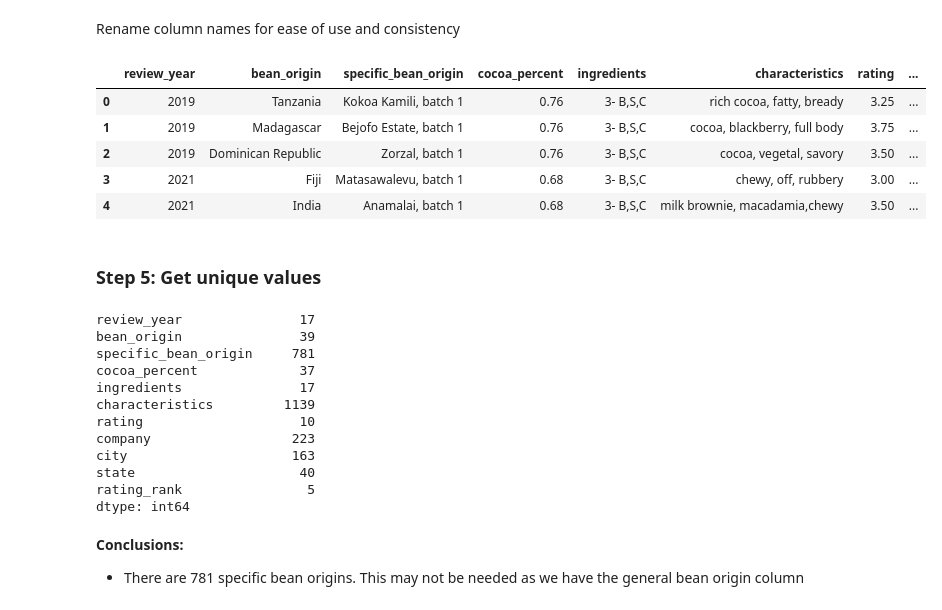
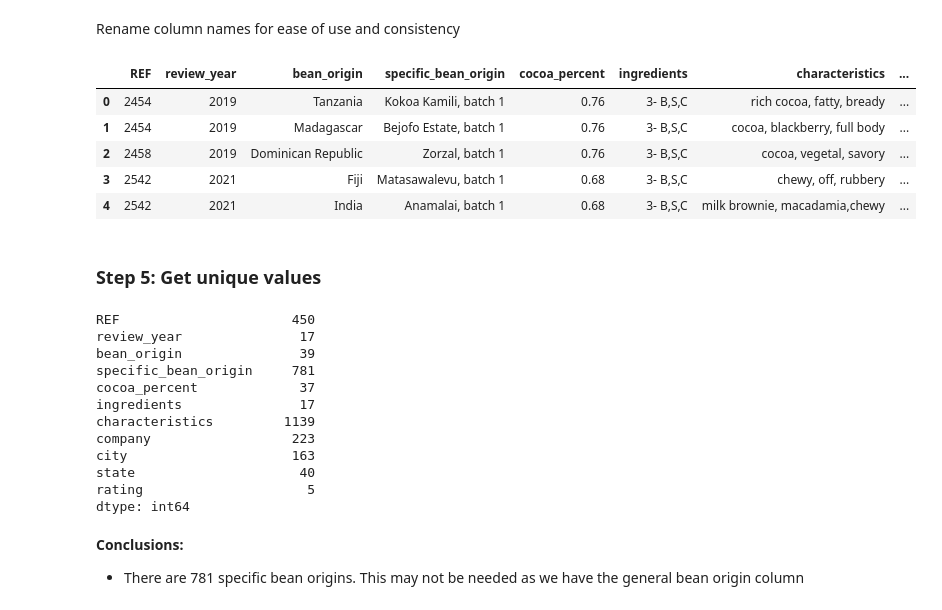
Before and after one commit to cableredi/BellevueUniv_MDS, a Jupyter notebook: DSC550/Term Paper/Chocolate_CableKimberly.ipynb, the cells around one changed output. Saved outputs shown, nothing was run; the diff lists cells and outputs as text; code cells hidden in the pictures.

```diff
--- a/DSC550/Term Paper/Chocolate_CableKimberly.ipynb
+++ b/DSC550/Term Paper/Chocolate_CableKimberly.ipynb
@@ -496,7 +495,7 @@ chocolate_usa.shape
 * COMPANY NAME: duplicate column of 'company'
 * OWNER/MAKER: Not needed for model
 # %%
-chocolate_usa_cleaned = chocolate_usa.drop(['REF', 'Company (Manufacturer)', 'Company Location', 'matches', 'COMPANY NAME', 'OWNER/MAKER'],
+chocolate_usa_cleaned = chocolate_usa.drop(['Company (Manufacturer)', 'Company Location', 'matches', 'COMPANY NAME', 'OWNER/MAKER'],
                                            axis = 1)
 
 chocolate_usa_cleaned.head()
@@ -569,5 +570,8 @@ def convert_rating(rating):
 # %%
 chocolate_usa_cleaned.loc[:,'rating_rank'] = chocolate_usa_cleaned.loc[:,'Rating'].apply(convert_rating)
 
+# drop rating, using rank
+chocolate_usa_cleaned.drop('Rating', axis = 1, inplace = True)
+
 chocolate_usa_cleaned.head()
 # %% [output]
@@ -584,25 +588,25 @@ Rename column names for ease of use and consistency
 # %%
 # Rename column names
 header_names = {'Review Date': 'review_year',
                 'Country of Bean Origin': 'bean_origin',
                 'Specific Bean Origin or Bar Name': 'specific_bean_origin',
                 'Cocoa Percent': 'cocoa_percent',
                 'Ingredients': 'ingredients',
                 'Most Memorable Characteristics': 'characteristics',
-                'Rating': 'rating',
+                'rating_rank': 'rating',
                 'CITY': 'city',
                 'STATE': 'state'
                }
 
 chocolate_usa_cleaned.rename(columns = header_names, inplace = True)
 chocolate_usa_cleaned.head()
 # %% [output]
-|  | review_year | bean_origin | specific_bean_origin | cocoa_percent | ingredients | characteristics | rating | ... |
-| 0 | 2019 | Tanzania | Kokoa Kamili, batch 1 | 0.76 | 3- B,S,C | rich cocoa, fatty, bready | 3.25 | ... |
-| 1 | 2019 | Madagascar | Bejofo Estate, batch 1 | 0.76 | 3- B,S,C | cocoa, blackberry, full body | 3.75 | ... |
-| 2 | 2019 | Dominican Republic | Zorzal, batch 1 | 0.76 | 3- B,S,C | cocoa, vegetal, savory | 3.50 | ... |
-| 3 | 2021 | Fiji | Matasawalevu, batch 1 | 0.68 | 3- B,S,C | chewy, off, rubbery | 3.00 | ... |
-| 4 | 2021 | India | Anamalai, batch 1 | 0.68 | 3- B,S,C | milk brownie, macadamia,chewy | 3.50 | ... |
+|  | REF | review_year | bean_origin | specific_bean_origin | cocoa_percent | ingredients | characteristics | ... |
+| 0 | 2454 | 2019 | Tanzania | Kokoa Kamili, batch 1 | 0.76 | 3- B,S,C | rich cocoa, fatty, bready | ... |
+| 1 | 2454 | 2019 | Madagascar | Bejofo Estate, batch 1 | 0.76 | 3- B,S,C | cocoa, blackberry, full body | ... |
+| 2 | 2458 | 2019 | Dominican Republic | Zorzal, batch 1 | 0.76 | 3- B,S,C | cocoa, vegetal, savory | ... |
+| 3 | 2542 | 2021 | Fiji | Matasawalevu, batch 1 | 0.68 | 3- B,S,C | chewy, off, rubbery | ... |
+| 4 | 2542 | 2021 | India | Anamalai, batch 1 | 0.68 | 3- B,S,C | milk brownie, macadamia,chewy | ... |
 # %% [markdown]
 ### Step 5: Get unique values
 # %%
@@ -611,17 +615,17 @@ def count_unique_values(df):
 # %%
 print (count_unique_values(chocolate_usa_cleaned))
 # %% [output]
+REF                      450
 review_year               17
 bean_origin               39
 specific_bean_origin     781
 cocoa_percent             37
 ingredients               17
 characteristics         1139
-rating                    10
 company                  223
 city                     163
 state                     40
-rating_rank                5
+rating                     5
 dtype: int64
 # %% [markdown]
 **Conclusions:**
```
Also changed, not shown: parts of 29 cells of this notebook, 5 other files.
